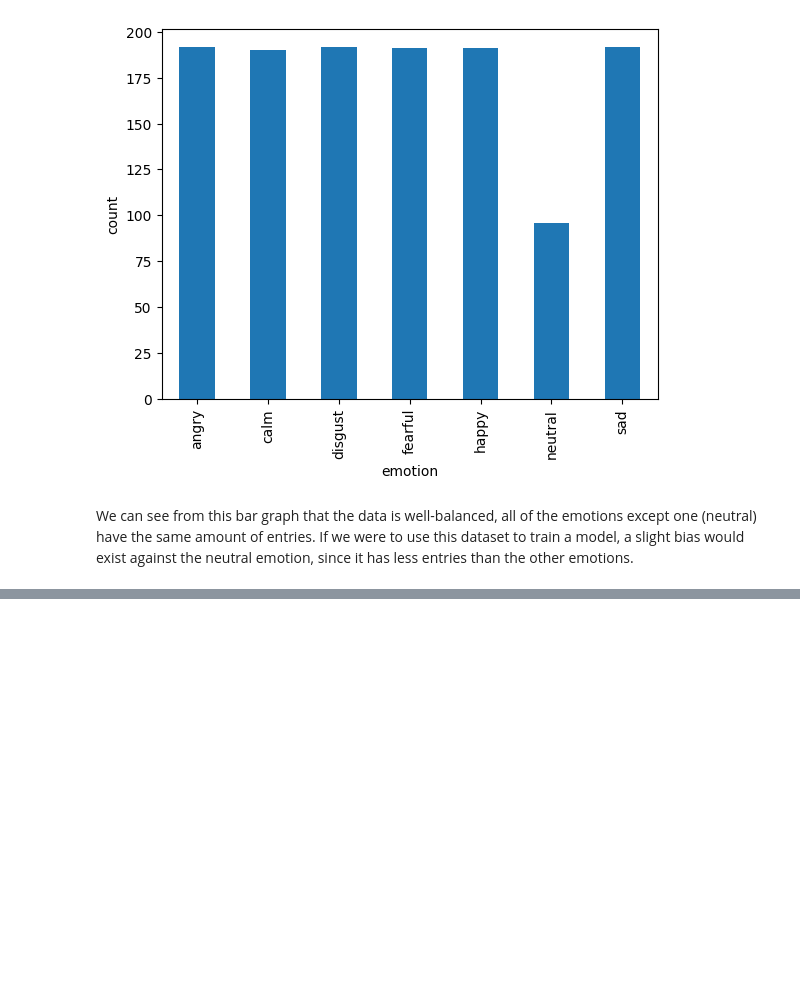
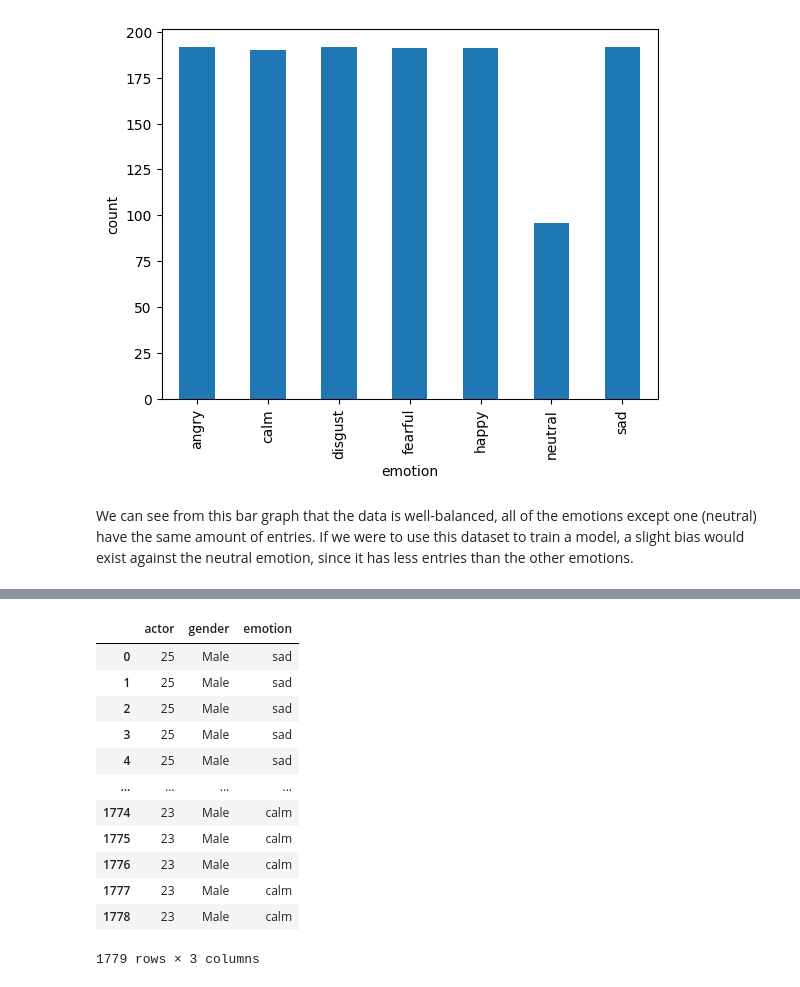
Before and after one commit to manideepvangari/Week-2_Data_Preprocessing, a Jupyter notebook: Week_2_Data_Preprocessing.ipynb, the cells around one changed output, grey strips where cells are left out. Drawn from its saved outputs; the diff is of its cells as text; code cells hidden in the pictures; blank space fills up the shorter version.

```diff
--- a/Week_2_Data_Preprocessing.ipynb
+++ b/Week_2_Data_Preprocessing.ipynb
@@ -1253,0 +1269,17 @@ We can see from this bar graph that the data is well-balanced, all of the emotio
+# %%
+merged_dataframe = pd.merge(emodb_dataframe, ravdess_dataframe, how='outer')
+merged_dataframe
+# %% [output]
+|  | actor | gender | emotion |
+| 0 | 25 | Male | sad |
+| 1 | 25 | Male | sad |
+| 2 | 25 | Male | sad |
+| 3 | 25 | Male | sad |
+| 4 | 25 | Male | sad |
+| ... | ... | ... | ... |
+| 1774 | 23 | Male | calm |
+| 1775 | 23 | Male | calm |
+| 1776 | 23 | Male | calm |
+| 1777 | 23 | Male | calm |
+| 1778 | 23 | Male | calm |
+1779 rows × 3 columns
```
Also changed, not shown: parts of 10 cells of this notebook.
